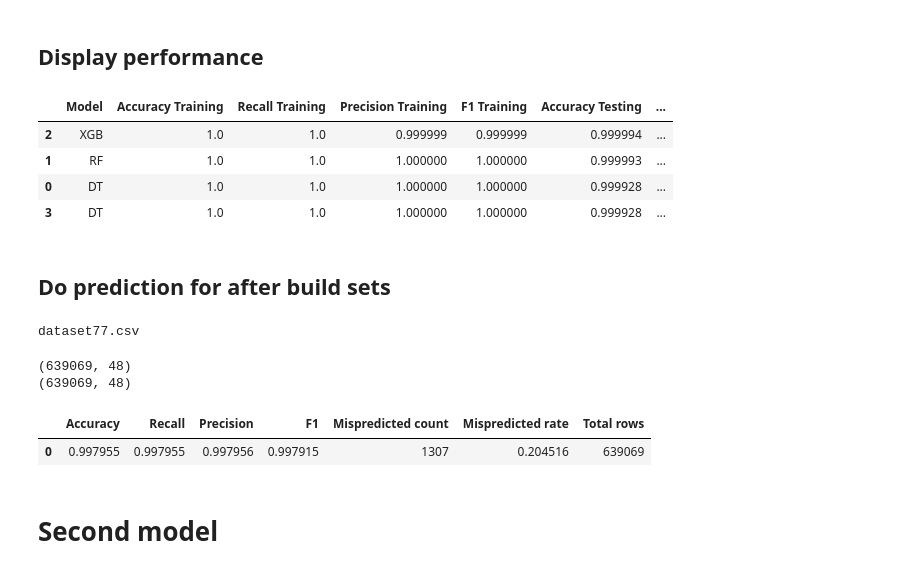
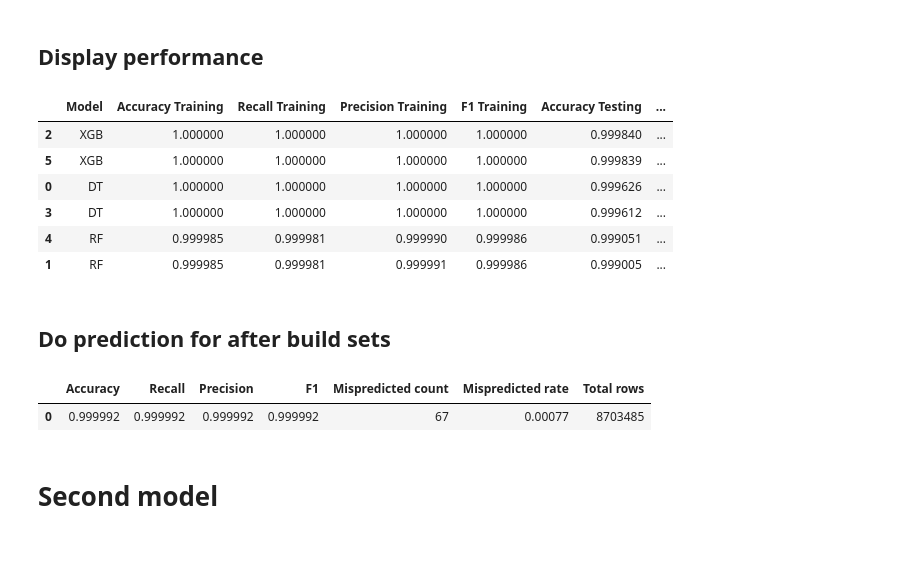
Before and after one commit to mcrayssac/CIC_IoT_Cyber_Attacks, a Jupyter notebook: DoS_model.ipynb, the cells around one changed output. Cells and saved outputs as stored; diff of their text form; code cells hidden in the pictures.

```diff
--- a/DoS_model.ipynb
+++ b/DoS_model.ipynb
@@ -184,44 +189,42 @@ joblib.dump(encoder, model_path+'encoder.joblib')
 ## Display performance
 # %%
 # Preprocessing if necessary
-
+model_path = '.\\DoS_model\\Binary\\'
 performance = read_csv_file(performance_path, model_path)
 performance = performance.drop(3).reset_index(drop=True)
 # performance.insert(0, 'Model', [d['Name'] for d in simpleModelsDef])
 
-# performance.head()
+performance.head()
 # performance.to_csv(model_path + performance_path, index=False)
 # %%
-read_csv_file(performance_path, model_path).sort_values(by=['Total rows', 'Accuracy Testing', 'Recall Testing', 'Precision Testing', 'F1 Testing'], ascending=False).head()
+read_csv_file(performance_path, model_path).sort_values(by=['Total rows', 'Accuracy Testing', 'Recall Testing', 'Precision Testing', 'F1 Testing'], ascending=False).head(20)
 # %% [output]
 |  | Model | Accuracy Training | Recall Training | Precision Training | F1 Training | Accuracy Testing | ... |
-| 2 | XGB | 1.0 | 1.0 | 0.999999 | 0.999999 | 0.999994 | ... |
-| 1 | RF | 1.0 | 1.0 | 1.000000 | 1.000000 | 0.999993 | ... |
-| 0 | DT | 1.0 | 1.0 | 1.000000 | 1.000000 | 0.999928 | ... |
-| 3 | DT | 1.0 | 1.0 | 1.000000 | 1.000000 | 0.999928 | ... |
+| 2 | XGB | 1.000000 | 1.000000 | 1.000000 | 1.000000 | 0.999840 | ... |
+| 5 | XGB | 1.000000 | 1.000000 | 1.000000 | 1.000000 | 0.999839 | ... |
+| 0 | DT | 1.000000 | 1.000000 | 1.000000 | 1.000000 | 0.999626 | ... |
+| 3 | DT | 1.000000 | 1.000000 | 1.000000 | 1.000000 | 0.999612 | ... |
+| 4 | RF | 0.999985 | 0.999981 | 0.999990 | 0.999986 | 0.999051 | ... |
+| 1 | RF | 0.999985 | 0.999981 | 0.999991 | 0.999986 | 0.999005 | ... |
 # %% [markdown]
 ## Do prediction for after build sets
-# %%
-print(after_build_sets[0])
-# %% [output]
-dataset77.csv
 # %%
 # Define model
 model_path = '.\\DoS_model\\Binary\\'
-model = joblib.load(model_path + 'model_DT.joblib')
+model = joblib.load(model_path + 'model_XGB.joblib')
 
 try:
-    scaler = joblib.load(model_path+'scaler.joblib')
+    # scaler = joblib.load(model_path+'scaler.joblib')
     encoder = joblib.load(model_path+'encoder.joblib')
 except:
     raise Exception("Please, build models first")
 
 # Get prediction
-scaler, encoder, X_test, y_test_encoded, y_pred, z_test = get_prediction_by_model(model, [after_build_sets[0]], file_path, X_columns, y_column=z_column, z_column=y_column, scaler=scaler, encoder=encoder)
+X_test, y_test, y_pred, z_test = get_prediction_by_model(model, after_build_sets, file_path, X_columns, y_column=z_column, z_column=y_column, scale=True, encode=True, scaler=scaler, encoder=encoder)
 
 # Build new dataframe and save it
 new_after_build_set_scaled = pd.DataFrame(X_test, columns=X_columns)
-new_after_build_set_scaled[z_column] = encoder.inverse_transform(y_test_encoded)
+new_after_build_set_scaled[z_column] = encoder.inverse_transform(y_test)
 new_after_build_set_scaled['Prediction'] = encoder.inverse_transform(y_pred)
 new_after_build_set_scaled[y_column] = z_test
 count = len(new_after_build_set_scaled[new_after_build_set_scaled[z_column] != new_after_build_set_scaled['Prediction']])
@@ -229,16 +232,14 @@ count = len(new_after_build_set_scaled[new_after_build_set_scaled[z_column] != n
 new_after_build_set_scaled.to_csv('.\\DoS_model\\after_build_set_scaled.csv', index=False)
 
 # Get performance
-res = pd.DataFrame([[accuracy_score(y_test_encoded, y_pred), recall_score(y_test_encoded, y_pred, average='weighted'), precision_score(y_test_encoded, y_pred, average='weighted'), f1_score(y_test_encoded, y_pred, average='weighted'), count, count / len(new_after_build_set_scaled) * 100,len(new_after_build_set_scaled)]], columns=['Accuracy', 'Recall', 'Precision', 'F1', 'Mispredicted count', 'Mispredicted rate', 'Total rows'])
+res = pd.DataFrame([[accuracy_score(y_test, y_pred), recall_score(y_test, y_pred, average='weighted'), precision_score(y_test, y_pred, average='weighted'), f1_score(y_test, y_pred, average='weighted'), count, count / len(new_after_build_set_scaled) * 100,len(new_after_build_set_scaled)]], columns=['Accuracy', 'Recall', 'Precision', 'F1', 'Mispredicted count', 'Mispredicted rate', 'Total rows'])
 
 del new_after_build_set_scaled
 
 res.head()
 # %% [output]
-(639069, 48)
-(639069, 48)
 |  | Accuracy | Recall | Precision | F1 | Mispredicted count | Mispredicted rate | Total rows |
-| 0 | 0.997955 | 0.997955 | 0.997956 | 0.997915 | 1307 | 0.204516 | 639069 |
+| 0 | 0.999992 | 0.999992 | 0.999992 | 0.999992 | 67 | 0.00077 | 8703485 |
 # %% [markdown]
 # Second model
 # %% [markdown]
```
Also changed, not shown: parts of 11 cells of this notebook, 1 other file.
